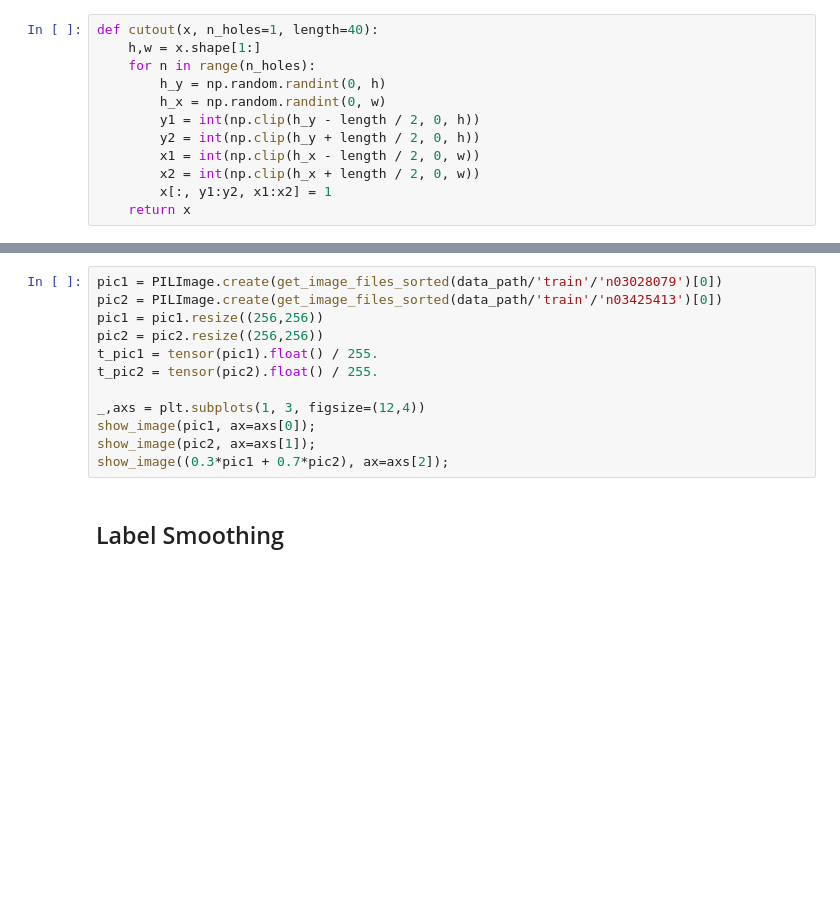
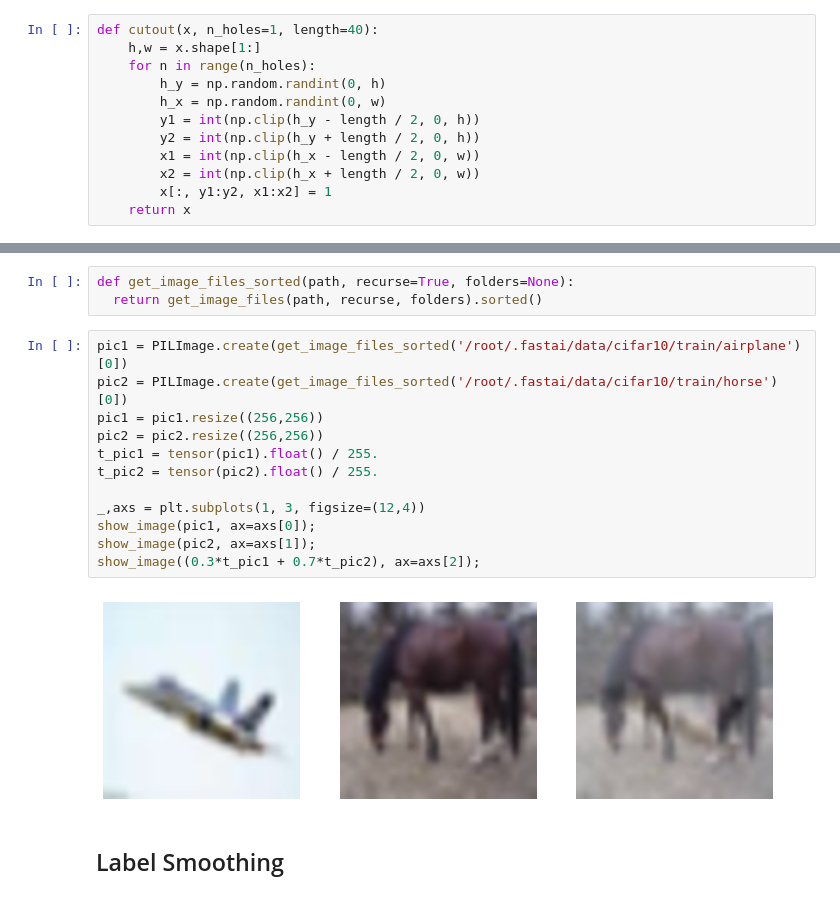
Before and after one commit to zjzsu2000/CMPE297_Sec49AdvanceDL, a Jupyter notebook: Assignment 2/Assignment_2_c).ipynb, the cells around one changed output, grey strips where cells are left out. Drawn from its saved outputs; the diff is of its cells as text; blank space fills up the shorter version.

```diff
--- a/Assignment 2/Assignment_2_c).ipynb
+++ b/Assignment 2/Assignment_2_c).ipynb
@@ -165,15 +192,20 @@ NameError: ignored
+# %%
+def get_image_files_sorted(path, recurse=True, folders=None):
+  return get_image_files(path, recurse, folders).sorted()
 # %%
-pic1 = PILImage.create(get_image_files_sorted(data_path/'train'/'n03028079')[0])
-pic2 = PILImage.create(get_image_files_sorted(data_path/'train'/'n03425413')[0])
+pic1 = PILImage.create(get_image_files_sorted('/root/.fastai/data/cifar10/train/airplane')[0])
+pic2 = PILImage.create(get_image_files_sorted('/root/.fastai/data/cifar10/train/horse')[0])
 pic1 = pic1.resize((256,256))
 pic2 = pic2.resize((256,256))
 t_pic1 = tensor(pic1).float() / 255.
 t_pic2 = tensor(pic2).float() / 255.
 
 _,axs = plt.subplots(1, 3, figsize=(12,4))
 show_image(pic1, ax=axs[0]);
 show_image(pic2, ax=axs[1]);
-show_image((0.3*pic1 + 0.7*pic2), ax=axs[2]);
+show_image((0.3*t_pic1 + 0.7*t_pic2), ax=axs[2]);
+# %% [output]
+[figure, added]
 # %% [markdown]
 ## Label Smoothing
 # %%
```
Also changed, not shown: parts of 10 cells of this notebook.
